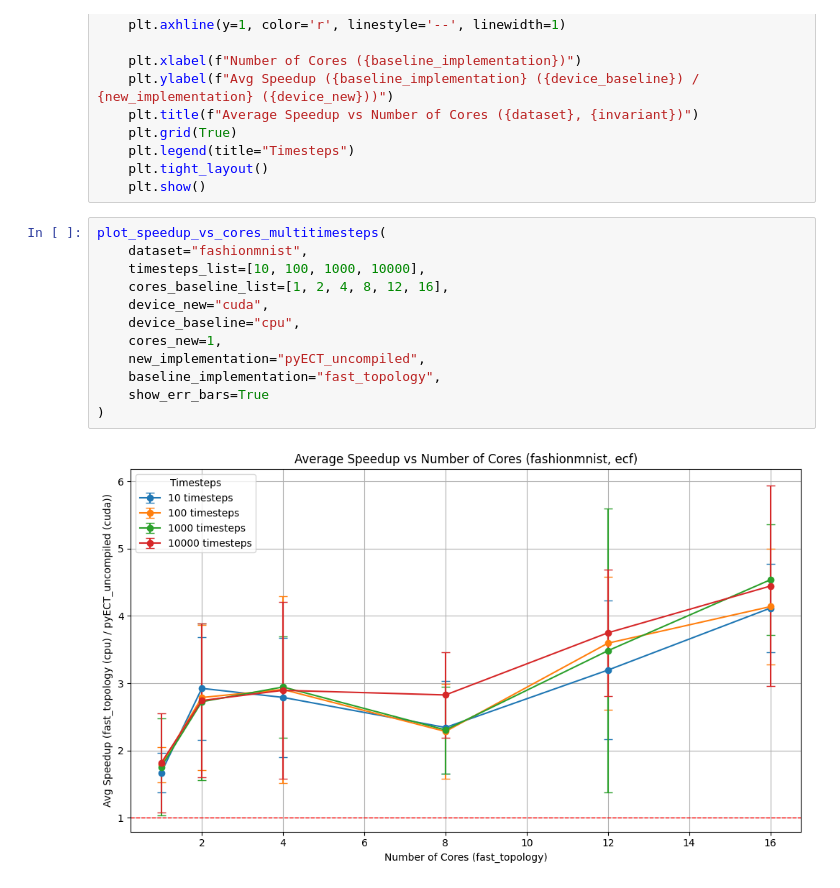
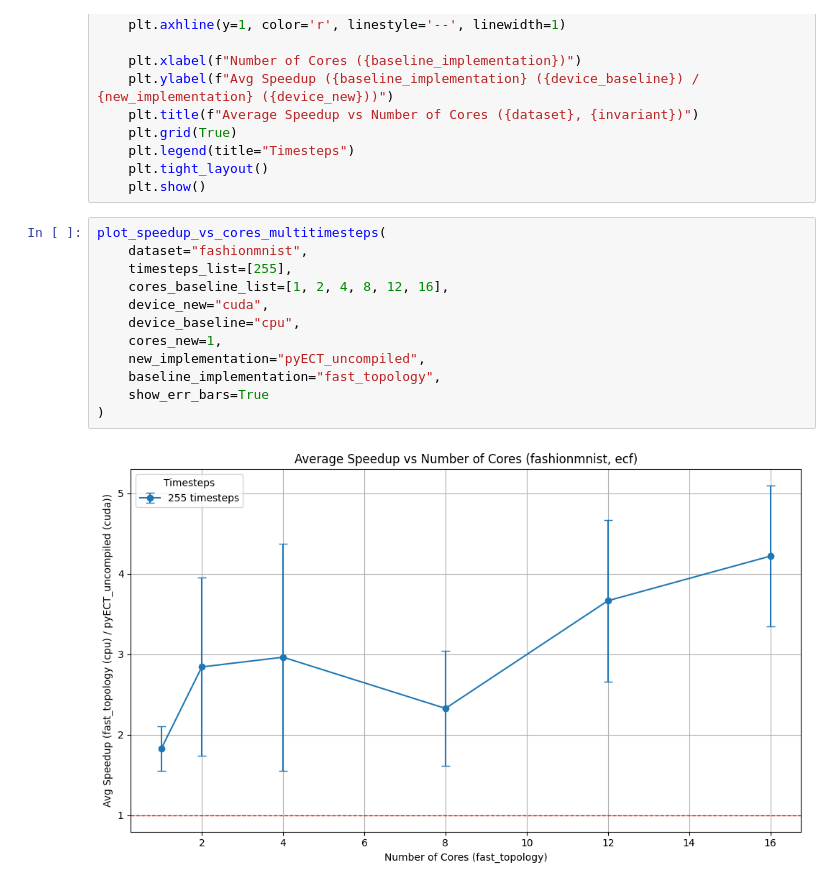
Before and after one commit to compTAG/pyECT-experiments, a Jupyter notebook: figures/create_figs.ipynb, the cells around one changed output. Drawn from its saved outputs; the diff is of its cells as text.

```diff
--- a/figures/create_figs.ipynb
+++ b/figures/create_figs.ipynb
@@ -263,17 +277,17 @@ def plot_speedup_vs_cores_multitimesteps(
 # %%
 plot_speedup_vs_cores_multitimesteps(
     dataset="fashionmnist",
-    timesteps_list=[10, 100, 1000, 10000],
+    timesteps_list=[255],
     cores_baseline_list=[1, 2, 4, 8, 12, 16],
     device_new="cuda",
     device_baseline="cpu",
     cores_new=1,
     new_implementation="pyECT_uncompiled",
     baseline_implementation="fast_topology",
     show_err_bars=True
 )
 # %% [output]
-[figure, old version]
+[figure, new version]
 # %%
 plot_speedup_vs_cores_multitimesteps(
     dataset="imagenet",
```
Also changed, not shown: parts of 4 cells of this notebook, 1 other file.
